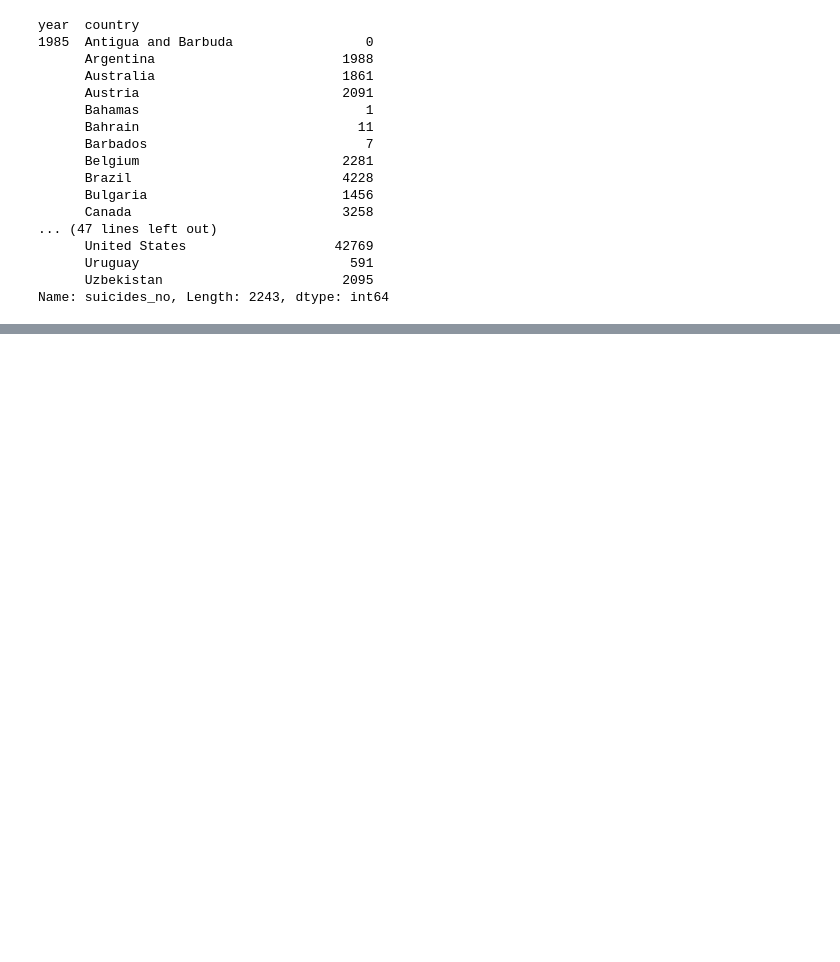
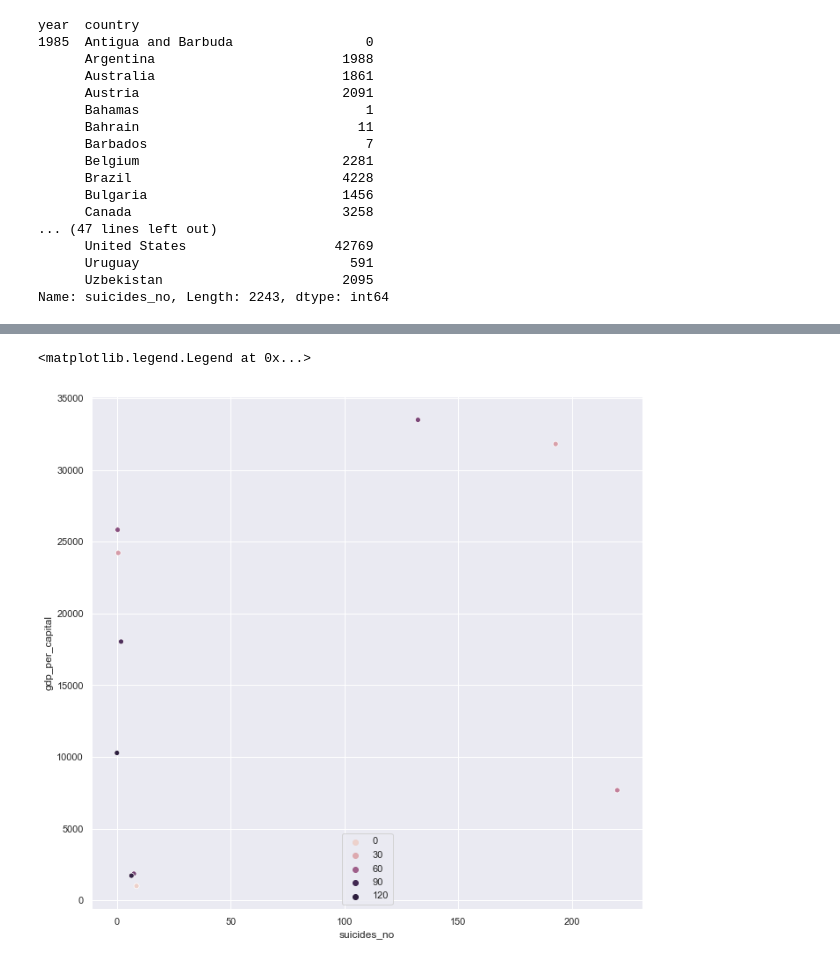
Before and after one commit to inspirit941/BOAZ_Session, a Jupyter notebook: 190219_mini_project/mini_project.ipynb, the cells around one changed output, grey strips where cells are left out. Saved outputs shown, nothing was run; the diff lists cells and outputs as text; code cells hidden in the pictures; blank space fills up the shorter version.

```diff
--- a/190219_mini_project/mini_project.ipynb
+++ b/190219_mini_project/mini_project.ipynb
@@ -394,0 +418,9 @@ Name: suicides_no, Length: 2243, dtype: int64
+# %%
+tt = df.sort_values('suicides_no',ascending=False)[:10].country.unique()
+# %%
+sns.set(rc={'figure.figsize':(10,10)})
+g = sns.scatterplot("suicides_no",'gdp_per_capital',hue=tt,data = df[:10])
+plt.legend(loc='lower center')
+# %% [output]
+<matplotlib.legend.Legend at 0x...>
+[figure, added]
```
Also changed, not shown: parts of 59 cells of this notebook, 3 other files.
